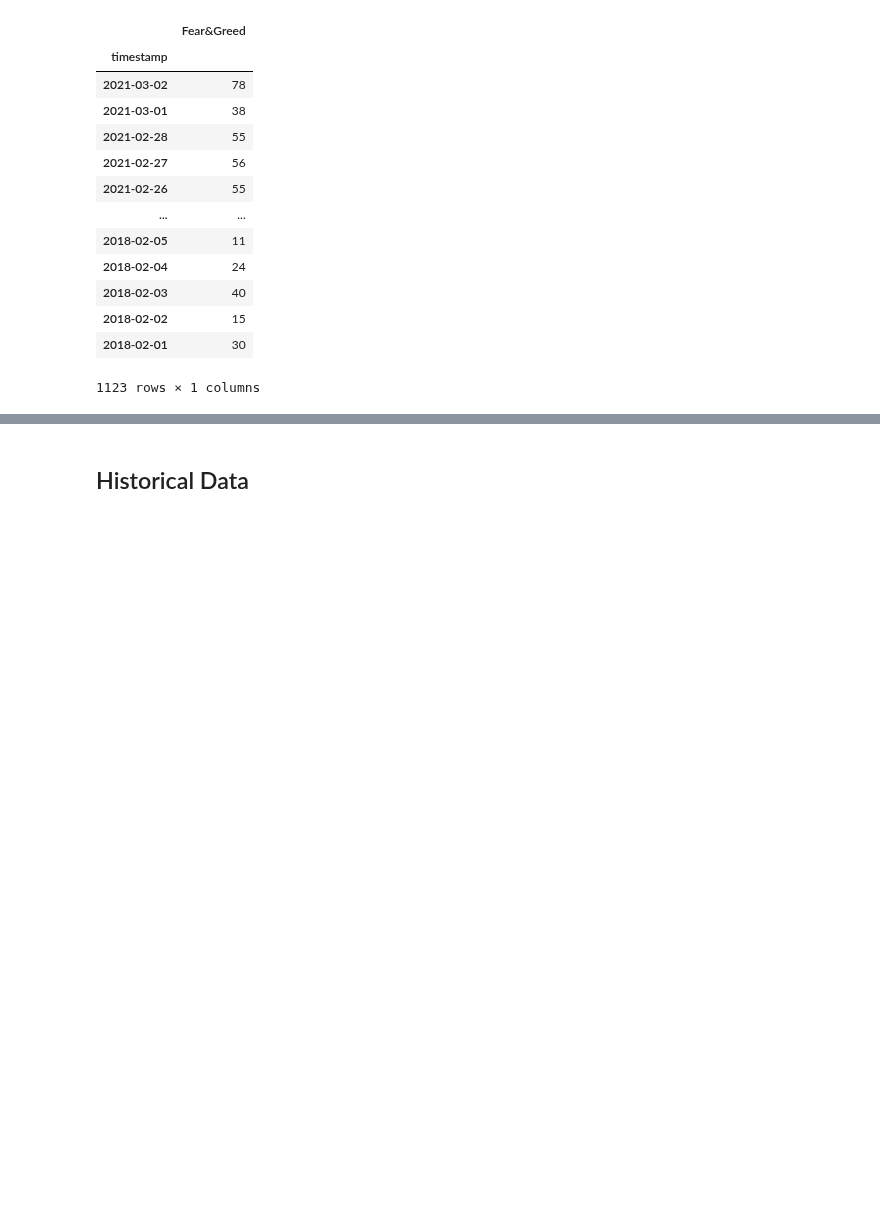
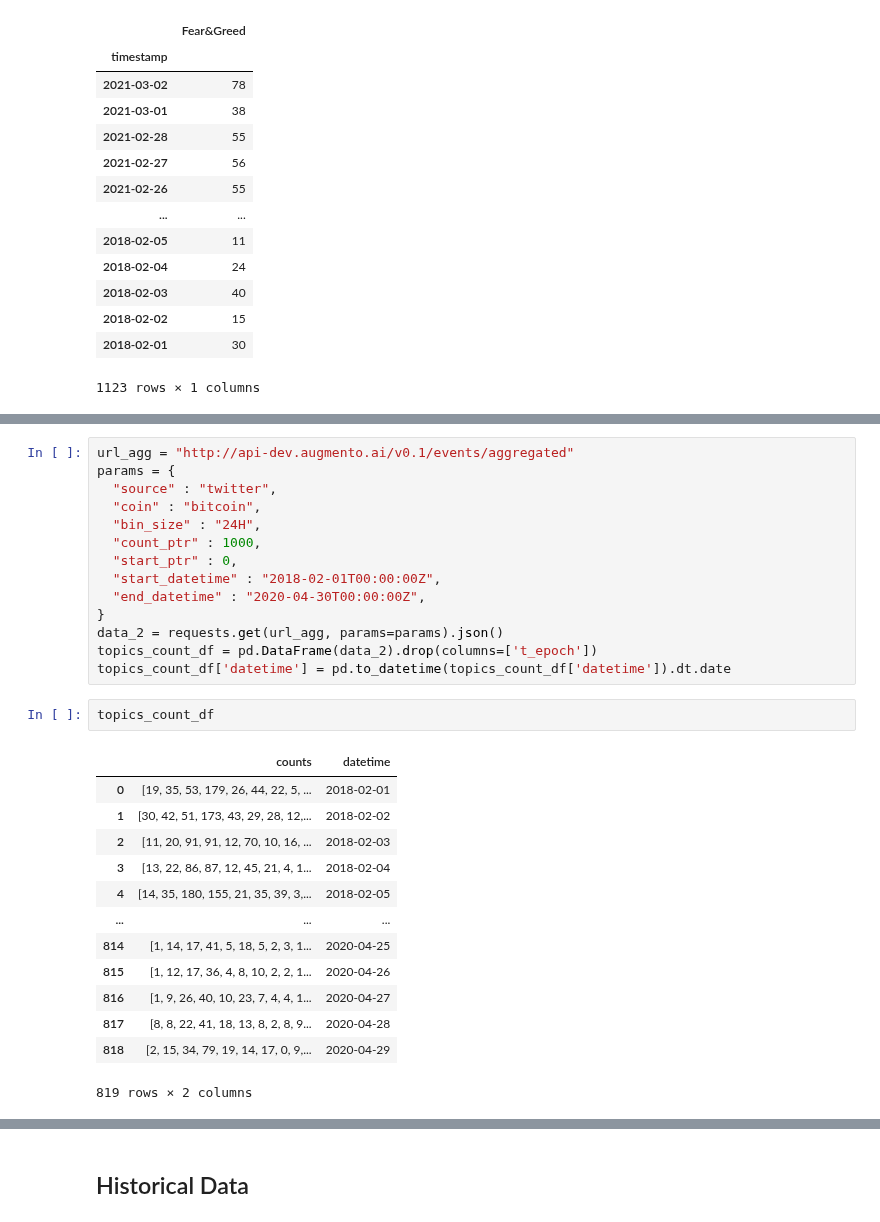
Before and after one commit to Dmunozig/crypto_sentiment, a Jupyter notebook: notebooks/Diego_EDA_notebook.ipynb, the cells around one changed output, grey strips where cells are left out. Cells and saved outputs as stored; diff of their text form; blank space fills up the shorter version.

```diff
--- a/notebooks/Diego_EDA_notebook.ipynb
+++ b/notebooks/Diego_EDA_notebook.ipynb
@@ -113,0 +150,30 @@ df
+# %%
+url_agg = "http://api-dev.augmento.ai/v0.1/events/aggregated"
+params = {
+  "source" : "twitter",
+  "coin" : "bitcoin",
+  "bin_size" : "24H",
+  "count_ptr" : 1000,
+  "start_ptr" : 0,
+  "start_datetime" : "2018-02-01T00:00:00Z",
+  "end_datetime" : "2020-04-30T00:00:00Z",
+}
+data_2 = requests.get(url_agg, params=params).json()
+topics_count_df = pd.DataFrame(data_2).drop(columns=['t_epoch'])
+topics_count_df['datetime'] = pd.to_datetime(topics_count_df['datetime']).dt.date
+# %%
+topics_count_df
+# %% [output]
+|  | counts | datetime |
+| 0 | [19, 35, 53, 179, 26, 44, 22, 5, ... | 2018-02-01 |
+| 1 | [30, 42, 51, 173, 43, 29, 28, 12,... | 2018-02-02 |
+| 2 | [11, 20, 91, 91, 12, 70, 10, 16, ... | 2018-02-03 |
+| 3 | [13, 22, 86, 87, 12, 45, 21, 4, 1... | 2018-02-04 |
+| 4 | [14, 35, 180, 155, 21, 35, 39, 3,... | 2018-02-05 |
+| ... | ... | ... |
+| 814 | [1, 14, 17, 41, 5, 18, 5, 2, 3, 1... | 2020-04-25 |
+| 815 | [1, 12, 17, 36, 4, 8, 10, 2, 2, 1... | 2020-04-26 |
+| 816 | [1, 9, 26, 40, 10, 23, 7, 4, 4, 1... | 2020-04-27 |
+| 817 | [8, 8, 22, 41, 18, 13, 8, 2, 8, 9... | 2020-04-28 |
+| 818 | [2, 15, 34, 79, 19, 14, 17, 0, 9,... | 2020-04-29 |
+819 rows × 2 columns
```
Also changed, not shown: parts of 20 cells of this notebook.
